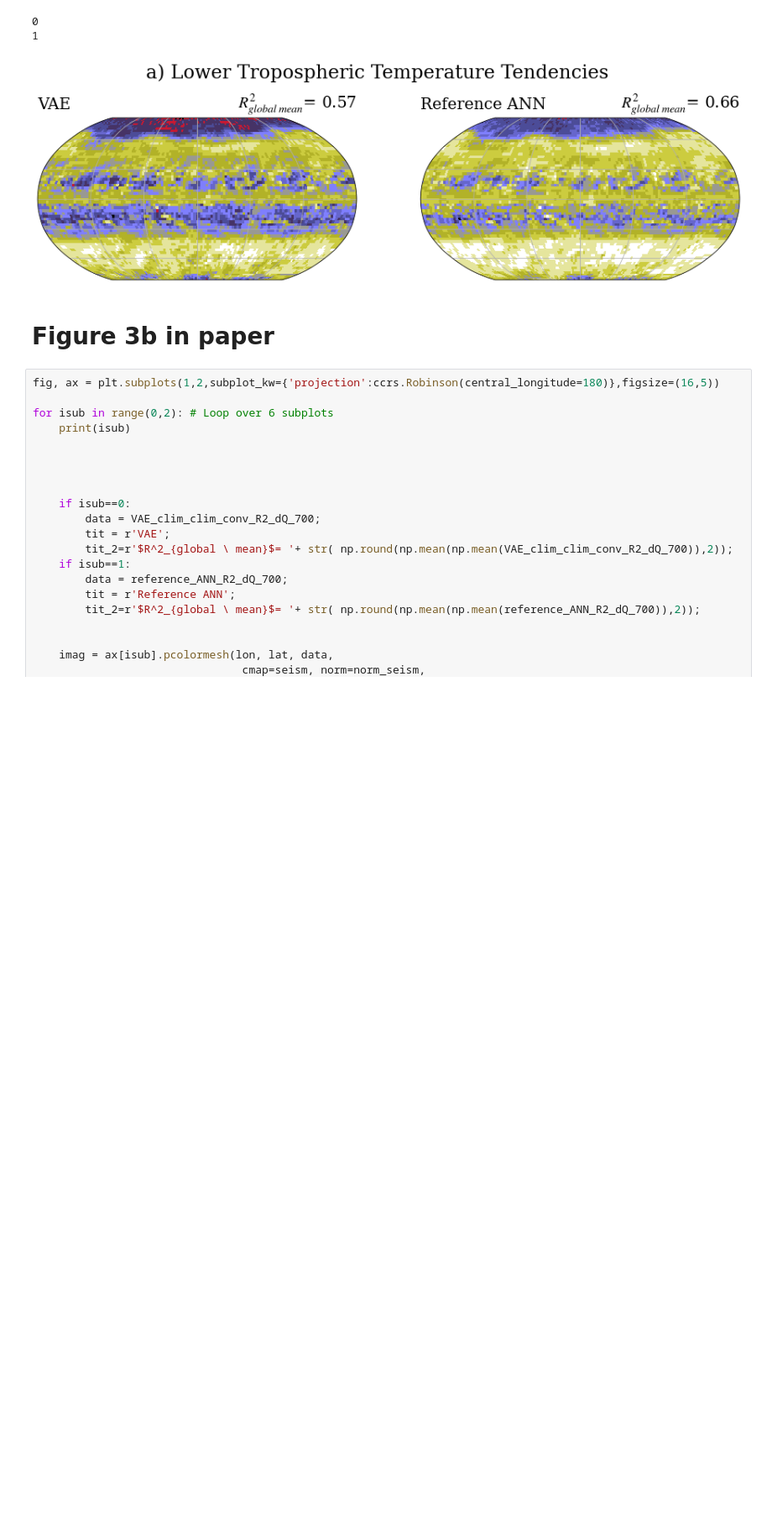
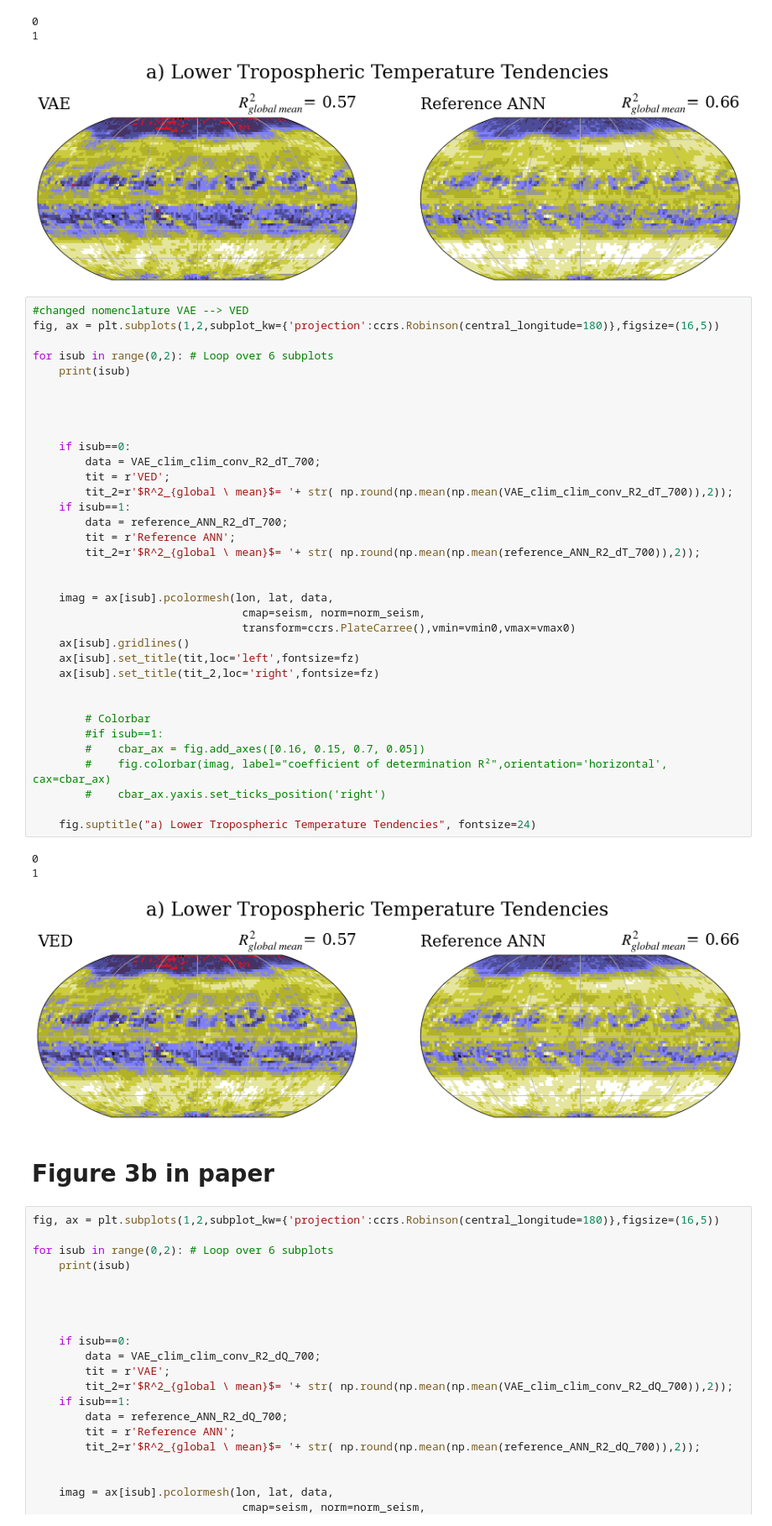
Before and after one commit to EyringMLClimateGroup/behrens22james_SPCAM_VED, a Jupyter notebook: R_2_plots.ipynb, the cells around one changed output. Shown at 84% size. Cells and saved outputs as stored; diff of their text form; blank space fills up the shorter version.

Commit message:
Updated coefficient of determination plots

```diff
--- a/R_2_plots.ipynb
+++ b/R_2_plots.ipynb
@@ -1073,6 +1057,45 @@ for isub in range(0,2): # Loop over 6 subplots
 0
 1
 [figure]
+# %%
+#changed nomenclature VAE --> VED
+fig, ax = plt.subplots(1,2,subplot_kw={'projection':ccrs.Robinson(central_longitude=180)},figsize=(16,5))
+
+for isub in range(0,2): # Loop over 6 subplots
+    print(isub)
+
+
+
+
+    if isub==0:
+        data = VAE_clim_clim_conv_R2_dT_700;
+        tit = r'VED';
+        tit_2=r'$R^2_{global \ mean}$= '+ str( np.round(np.mean(np.mean(VAE_clim_clim_conv_R2_dT_700)),2));
+    if isub==1:
+        data = reference_ANN_R2_dT_700;
+        tit = r'Reference ANN';
+        tit_2=r'$R^2_{global \ mean}$= '+ str( np.round(np.mean(np.mean(reference_ANN_R2_dT_700)),2));
+
+
+    imag = ax[isub].pcolormesh(lon, lat, data,
+                                cmap=seism, norm=norm_seism,
+                                transform=ccrs.PlateCarree(),vmin=vmin0,vmax=vmax0)
+    ax[isub].gridlines()
+    ax[isub].set_title(tit,loc='left',fontsize=fz)
+    ax[isub].set_title(tit_2,loc='right',fontsize=fz)
+
+
+        # Colorbar
+        #if isub==1:
+        #    cbar_ax = fig.add_axes([0.16, 0.15, 0.7, 0.05])
+        #    fig.colorbar(imag, label="coefficient of determination R²",orientation='horizontal', cax=cbar_ax)
+        #    cbar_ax.yaxis.set_ticks_position('right')
+
+    fig.suptitle("a) Lower Tropospheric Temperature Tendencies", fontsize=24)
+# %% [output]
+0
+1
+[figure, added]
 # %% [markdown]
 # Figure 3b in paper
 # %%
```
Also changed, not shown: parts of 2 cells of this notebook.
